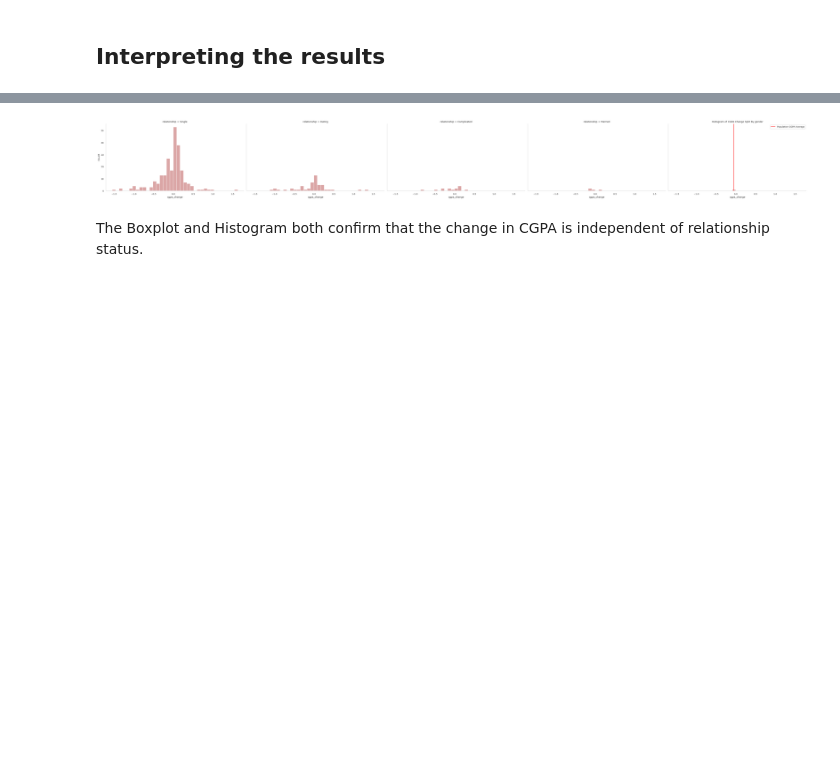
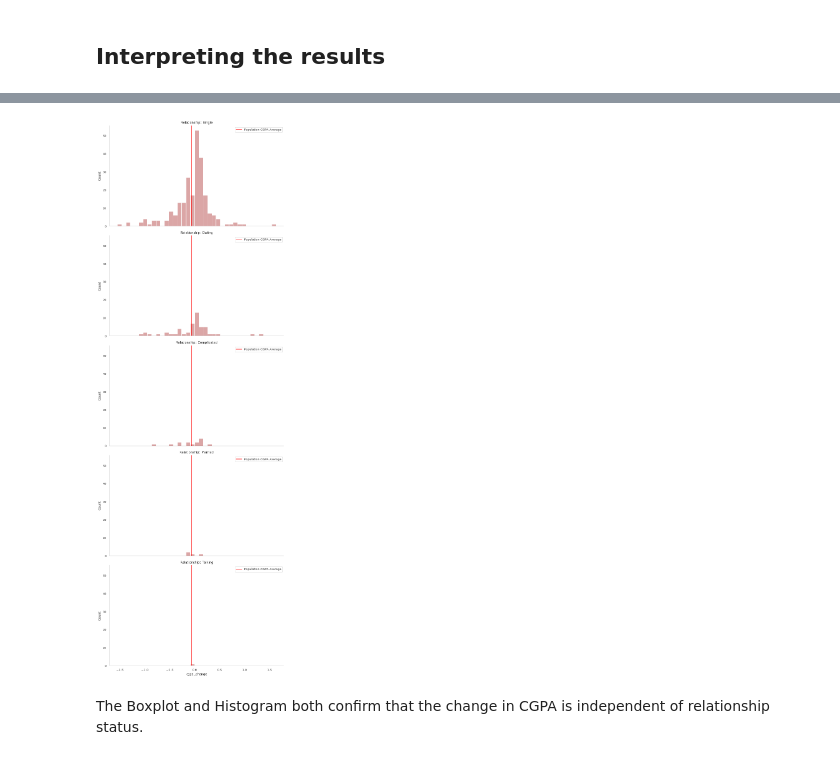
Before and after one commit to socratesjnr/asuu-strike-project, a Jupyter notebook: project-analysis/analysis/stat_analysis.ipynb, the cells around one changed output, grey strips where cells are left out. Drawn from its saved outputs; the diff is of its cells as text; code cells hidden in the pictures; blank space fills up the shorter version.

```diff
--- a/project-analysis/analysis/stat_analysis.ipynb
+++ b/project-analysis/analysis/stat_analysis.ipynb
@@ -611,17 +687,7 @@ plt.title('Boxplot of CGPA Change Split By relationship');
-# %%
-# Visualizing the results
-sns.displot(
-    kind='hist',
-    data=df_valid_cgpa,
-    x='cgpa_change',
-    col='relationship',
-    aspect=12/7
-)
-plt.axvline(df_valid_cgpa.cgpa_change.mean(),color='red',label='Population CGPA Average')
-plt.legend(loc='upper right')
-plt.title('Histogram of CGPA Change Split By gender');
-# %% [output]
-[figure, removed]
+# %%
+generate_subplots(df_valid_cgpa, x_col='cgpa_change', row_col='relationship')
+# %% [output]
+[figure, added]
 # %% [markdown]
 The Boxplot and Histogram both confirm that the change in CGPA is independent of relationship status.
 # %% [markdown]
```
Also changed, not shown: parts of 84 cells of this notebook.
